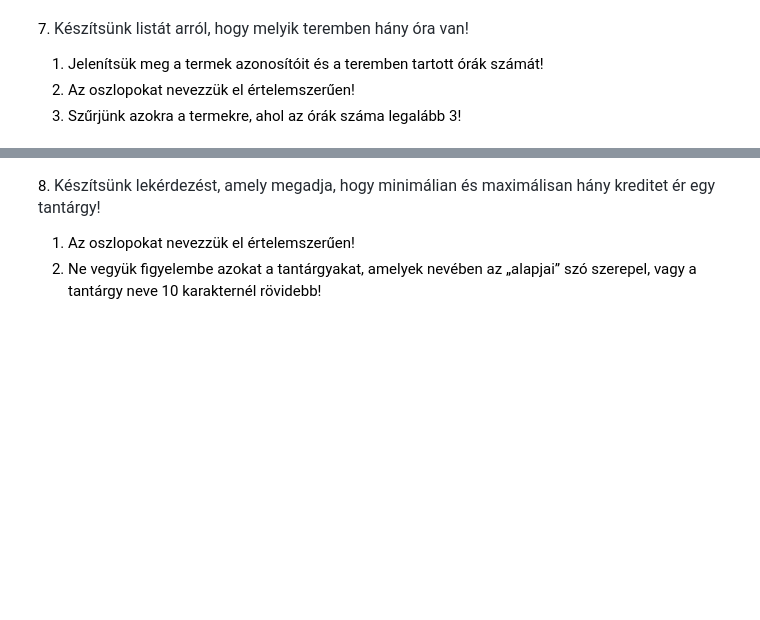
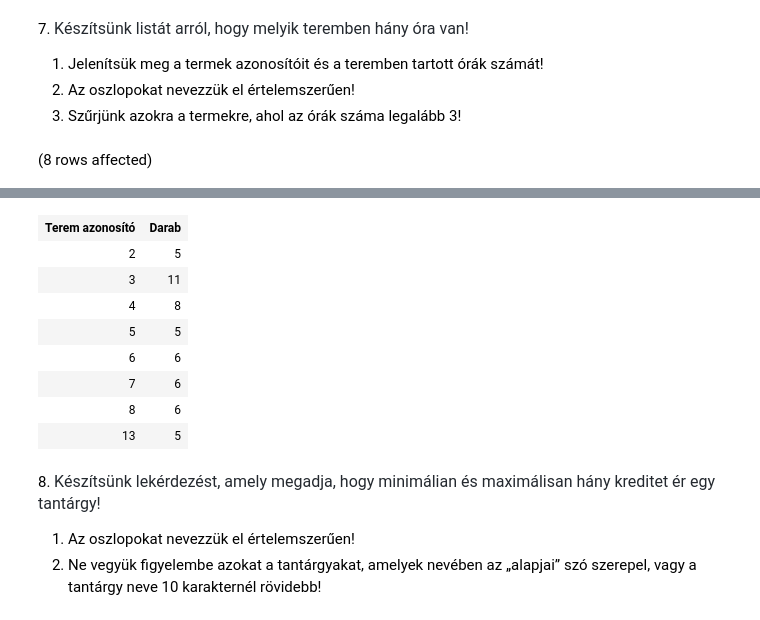
Before and after one commit to Dobo-Lilla/adatbazisok, a Jupyter notebook: gyakorlat02_feladatok .ipynb, the cells around one changed output, grey strips where cells are left out. Cells and saved outputs as stored; diff of their text form; code cells hidden in the pictures; blank space fills up the shorter version.

```diff
--- a/gyakorlat02_feladatok .ipynb
+++ b/gyakorlat02_feladatok .ipynb
@@ -159,3 +159,11 @@ Total execution time: 00:00:00.070
 1. Jelenítsük meg a termek azonosítóit és a teremben tartott órák számát!
 2. Az oszlopokat nevezzük el értelemszerűen!
 3. Szűrjünk azokra a termekre, ahol az órák száma legalább 3!
+# %%
+SELECT terem AS 'Terem azonosító',
+    COUNT(*) AS 'Darab'
+FROM Orak
+GROUP BY terem
+HAVING COUNT(*) >= 3
+# %% [output]
+(8 rows affected)
@@ -162,3 +171,12 @@ Total execution time: 00:00:00.070
+| Terem azonosító | Darab |
+| 2 | 5 |
+| 3 | 11 |
+| 4 | 8 |
+| 5 | 5 |
+| 6 | 6 |
+| 7 | 6 |
+| 8 | 6 |
+| 13 | 5 |
 # %% [markdown]
 8. <span style="color: rgb(36, 41, 47); font-family: -apple-system, BlinkMacSystemFont, &quot;Segoe UI&quot;, Helvetica, Arial, sans-serif, &quot;Apple Color Emoji&quot;, &quot;Segoe UI Emoji&quot;; font-size: 16px;">Készítsünk lekérdezést, amely megadja, hogy minimálian és maximálisan hány kreditet ér egy tantárgy!</span>
 
```
Also changed, not shown: parts of 1 cell of this notebook.
